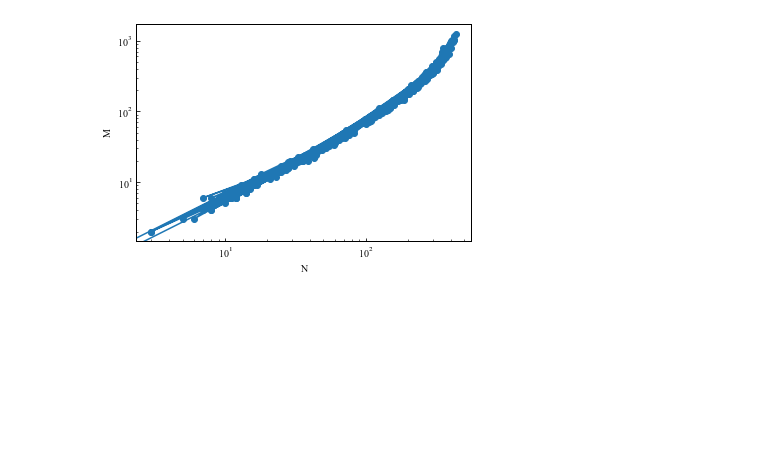
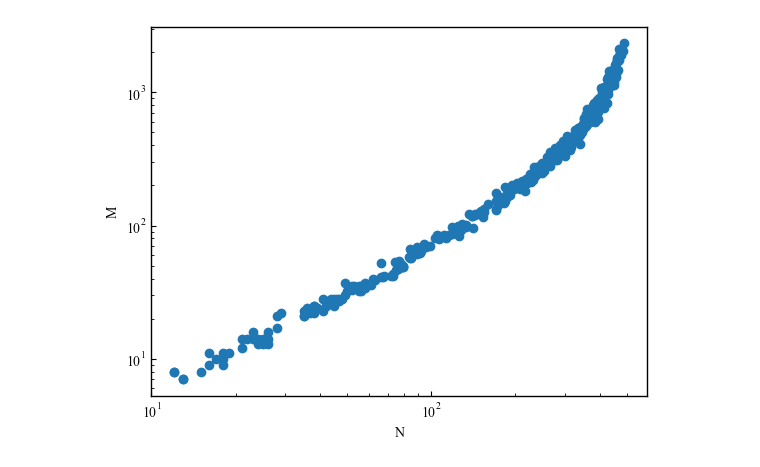
Before and after one commit to Yu-kaida/chicago_bike_temporal_network, a Jupyter notebook: chicago_bike.ipynb, the cells around one changed output. Saved outputs shown, nothing was run; the diff lists cells and outputs as text; code cells hidden in the pictures; blank space fills up the shorter version.

```diff
--- a/chicago_bike.ipynb
+++ b/chicago_bike.ipynb
@@ -34,7 +38,7 @@ df.head()
 | 53075 | 091D47E4F0FC5022 | docked_bike | 2020-04-01 00:06:44 | 2020-04-01 00:14:01 | Mies van der Rohe Way & Chicago Ave | 173 | Clark St & Schiller St | ... |
 | 46138 | 07F785C9DDA3404C | docked_bike | 2020-04-01 00:11:18 | 2020-04-01 00:11:51 | Wabash Ave & 9th St | 321 | Wabash Ave & 9th St | ... |
 # %%
-def snapshot(df,min):
+def nmplot(df,min):
     tem_min = pd.read_csv(df,sep=",")
     tem_min["started_at"] = pd.to_datetime(tem_min["started_at"])
     tem_min = tem_min.sort_values("started_at", ascending=True)
@@ -77,7 +81,7 @@ def snapshot(df,min):
 
         current_timestamp += interval
 
-    plt.plot(node_list, edge_list, marker="o")
+    plt.scatter(node_list, edge_list)
     plt.xlabel("N")
     plt.ylabel("M")
     plt.xscale("log")
@@ -85,6 +89,6 @@ def snapshot(df,min):
     plt.grid()
     plt.show()
 # %%
-snapshot("./data/202004-divvy-tripdata.csv", 120)
+nmplot("./data/202005-divvy-tripdata.csv", 120)
 # %% [output]
-[figure, old version]
+[figure, new version]
```
Also changed, not shown: parts of 6 cells of this notebook, 2 other files.
